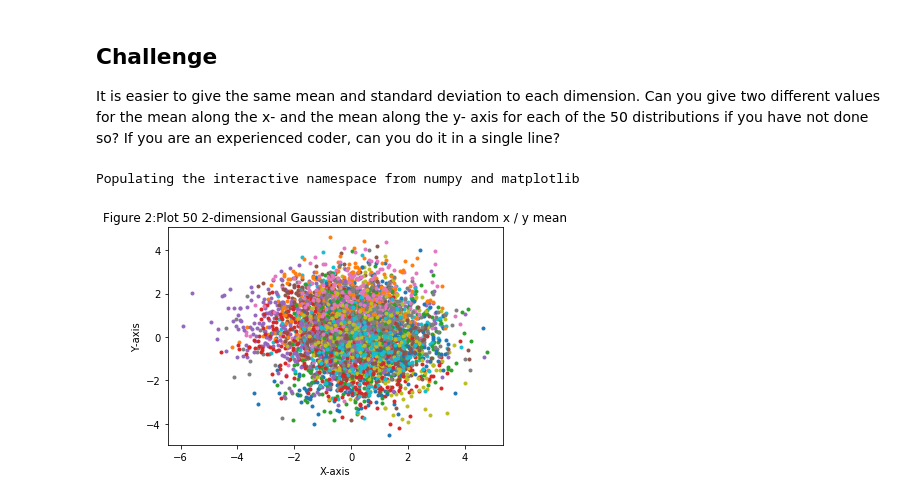
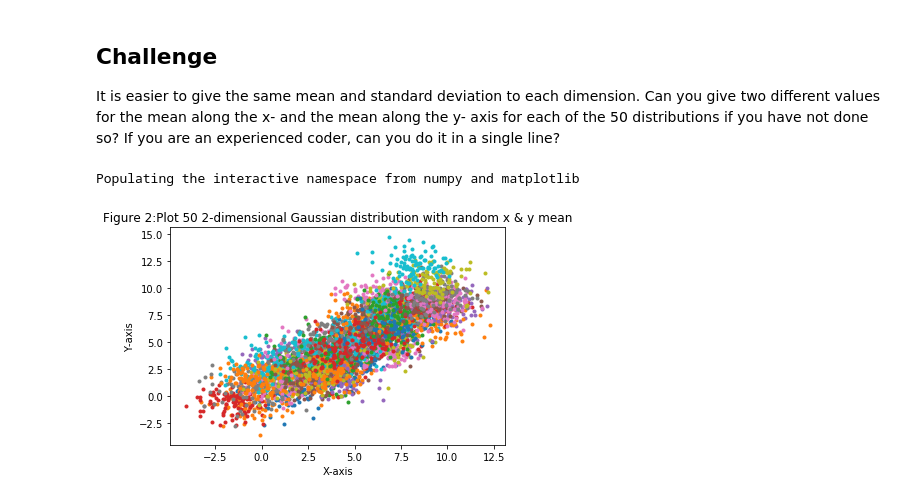
Before and after one commit to baolingz/PUI2017_yw3447, a Jupyter notebook: HW1_yw3447/HW1_reproducible_distributions.ipynb, the cells around one changed output. Drawn from its saved outputs; the diff is of its cells as text; code cells hidden in the pictures.

Commit message:
Update different mean logic

```diff
--- a/HW1_yw3447/HW1_reproducible_distributions.ipynb
+++ b/HW1_yw3447/HW1_reproducible_distributions.ipynb
@@ -60,7 +60,7 @@ You can do it in a for loop. The first line of code I included generates an arra
 ReprRandAll = np.zeros((50, 2, 100))
 for i in range(50):
     #code here...
-    ReprRandAll[i] = np.random.randn(2, 100) + np.random.randn()
+    ReprRandAll[i] = np.random.randn(2, 100) + i / 5
 # %%
 # run this cell
 ReprRandAll.shape
@@ -108,19 +108,19 @@ It is easier to give the same mean and standard deviation to each dimension. Can
 # %%
 # code here...
 
-ReprRandAll = [ np.random.randn(2,100) + np.random.randn(2,1) for i in range(50)]
+ReprRandAll = [ np.random.randn(2,100) + i / 5 + np.random.randn(2,1) for i in range(50)]
 # %%
 # plot here...
 import pylab as pl
 %pylab inline
 
 for i in range(50):
     pl.plot(ReprRandAll[i][0],ReprRandAll[i][1],'.')
 
-pl.title('Figure 2:Plot 50 2-dimensional Gaussian distribution with random x / y mean')
+pl.title('Figure 2:Plot 50 2-dimensional Gaussian distribution with random x & y mean')
 pl.ylabel('Y-axis')
 pl.xlabel('X-axis')
 pl.show()
 # %% [output]
 Populating the interactive namespace from numpy and matplotlib
-[figure, old version]
+[figure, new version]
```
Also changed, not shown: parts of 1 cell of this notebook.
